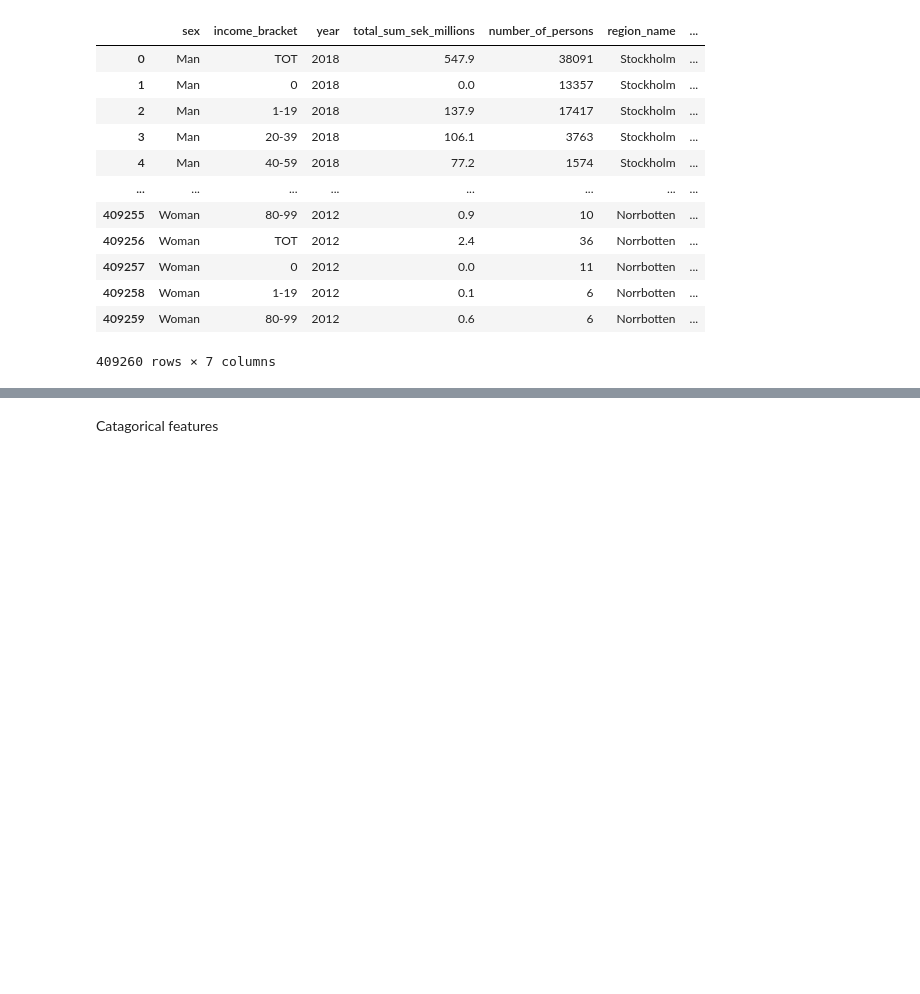
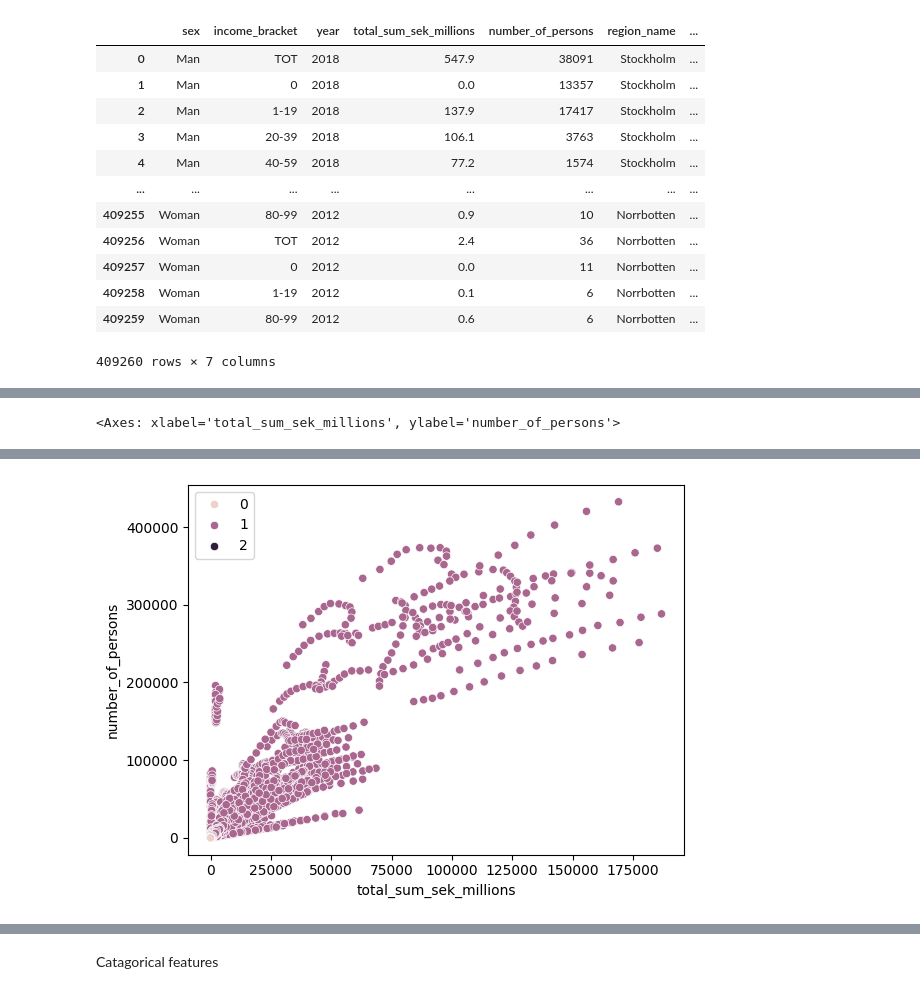
Before and after one commit to JoelScarinius/ML_modeling, a Jupyter notebook: Joel/sandbox.ipynb, the cells around one changed output, grey strips where cells are left out. Drawn from its saved outputs; the diff is of its cells as text; code cells hidden in the pictures; blank space fills up the shorter version.

```diff
--- a/Joel/sandbox.ipynb
+++ b/Joel/sandbox.ipynb
@@ -80,0 +126,5 @@ features
+# %%
+model = GMM(n_components=3, random_state=0)
+y = model.fit_predict(X)
+sns.scatterplot(x=data["total_sum_sek_millions"], y=data["number_of_persons"], hue=y);
+# %% [output]
@@ -80,0 +132 @@ features
+<Axes: xlabel='total_sum_sek_millions', ylabel='number_of_persons'>
@@ -81,3 +134,4 @@ features
+[figure, added]
 # %%
 X_train, X_test, y_train, y_test = train_test_split(features, labels, train_size=0.7, random_state=42, shuffle=True)
 
```
Also changed, not shown: parts of 37 cells of this notebook.
